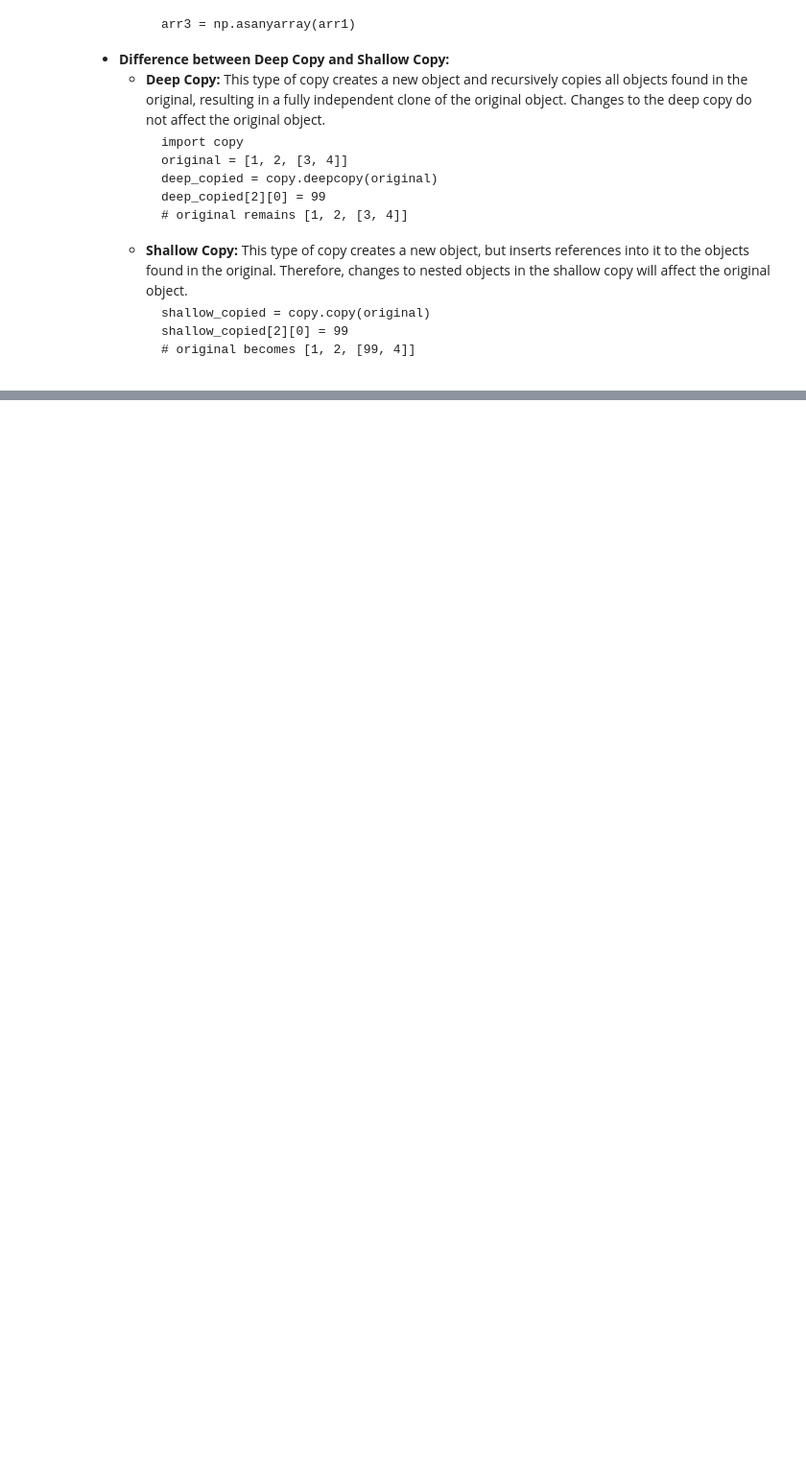
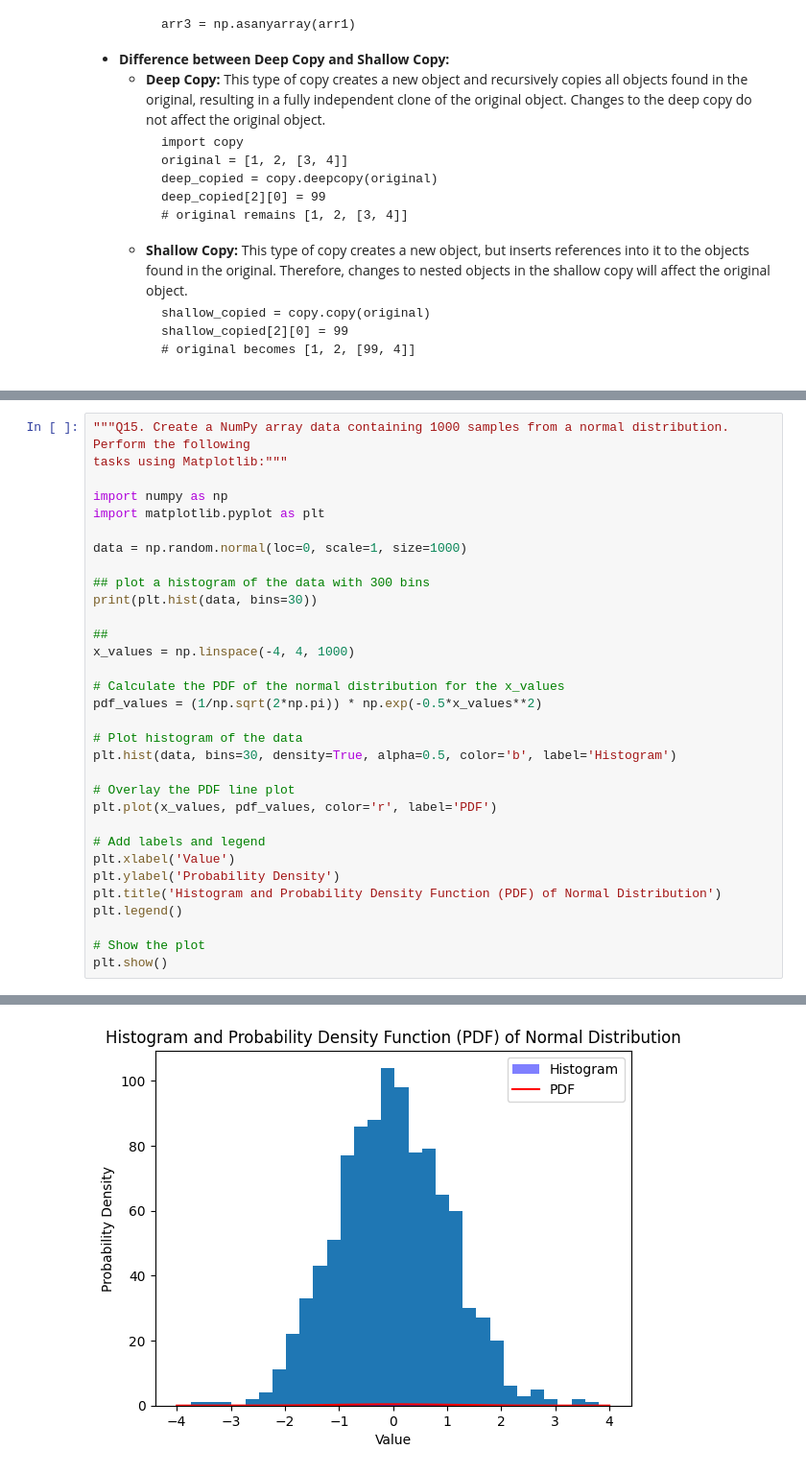
Before and after one commit to AjayKumar095/Data-Science-Masters, a Jupyter notebook: live_assignment_Data Toolkit .ipynb, the cells around one changed output, grey strips where cells are left out. Shown: that part at 96% size. Saved outputs shown, nothing was run; the diff lists cells and outputs as text; blank space fills up the shorter version.

```diff
--- a/live_assignment_Data Toolkit .ipynb
+++ b/live_assignment_Data Toolkit .ipynb
@@ -119,0 +438,33 @@ print(f'Even value array:\n{Even_value_arr} \nOdd value array:\n{Odd_value_arr}'
+# %%
+"""Q15. Create a NumPy array data containing 1000 samples from a normal distribution. Perform the following
+tasks using Matplotlib:"""
+
+import numpy as np
+import matplotlib.pyplot as plt
+
+data = np.random.normal(loc=0, scale=1, size=1000)
+
+## plot a histogram of the data with 300 bins
+print(plt.hist(data, bins=30))
+
+##
+x_values = np.linspace(-4, 4, 1000)
+
+# Calculate the PDF of the normal distribution for the x_values
+pdf_values = (1/np.sqrt(2*np.pi)) * np.exp(-0.5*x_values**2)
+
+# Plot histogram of the data
+plt.hist(data, bins=30, density=True, alpha=0.5, color='b', label='Histogram')
+
+# Overlay the PDF line plot
+plt.plot(x_values, pdf_values, color='r', label='PDF')
+
+# Add labels and legend
+plt.xlabel('Value')
+plt.ylabel('Probability Density')
+plt.title('Histogram and Probability Density Function (PDF) of Normal Distribution')
+plt.legend()
+
+# Show the plot
+plt.show()
+# %% [output]
@@ -119,0 +480 @@ print(f'Even value array:\n{Even_value_arr} \nOdd value array:\n{Odd_value_arr}'
+[figure, added]
```
Also changed, not shown: parts of 18 cells of this notebook.
